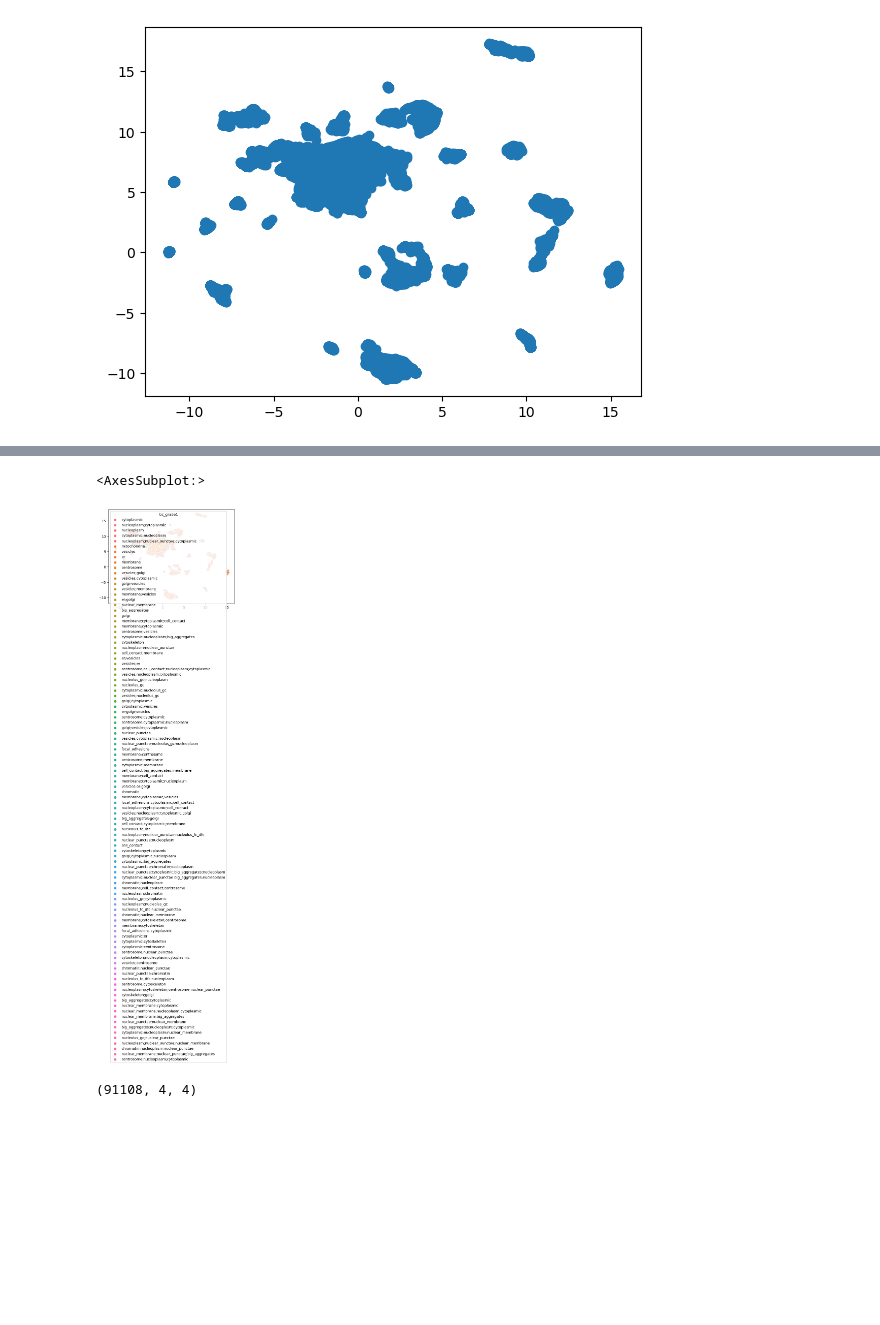
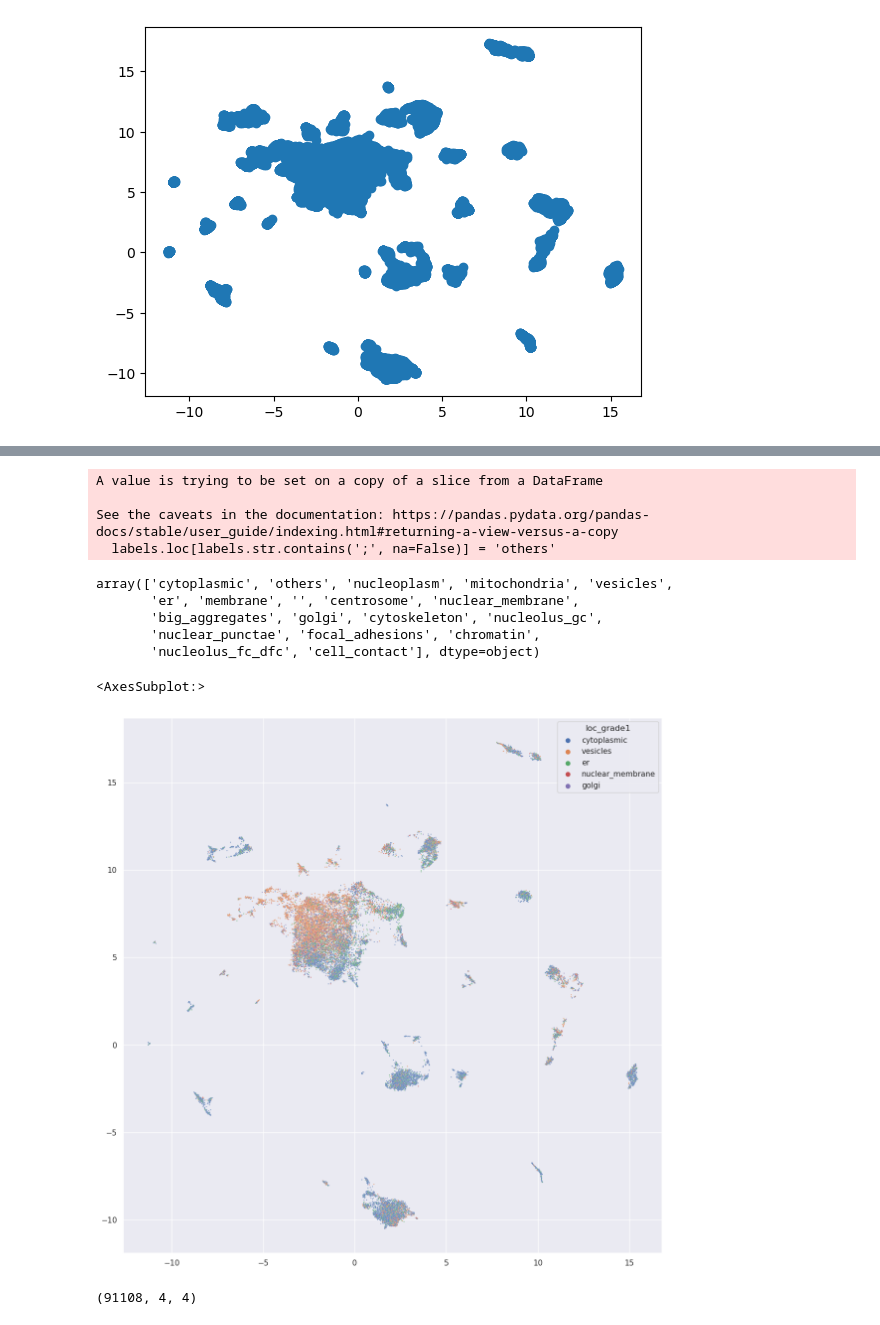
Before and after one commit to sofroniewn/proteoscope, a Jupyter notebook: notebooks/cytoself-2.ipynb, the cells around one changed output, grey strips where cells are left out. Cells and saved outputs as stored; diff of their text form; code cells hidden in the pictures; blank space fills up the shorter version.

```diff
--- a/notebooks/cytoself-2.ipynb
+++ b/notebooks/cytoself-2.ipynb
@@ -117,13 +141,15 @@ embeddings = np.concatenate(embeddings, axis=0)
 import zarr
 from os.path import join
 
-
-shape = embeddings.shape
-chunks = (100, None, None, None)
 datapath = "/home/ec2-user/cytoself-data/"
 zarr_path = join(datapath, "embeddings.zarr")
-z = zarr.open(zarr_path, mode="a", shape=shape, chunks=chunks)
-z[:] = embeddings
+
+# shape = embeddings.shape
+# chunks = (100, None, None, None)
+# z = zarr.open(zarr_path, mode="a", shape=shape, chunks=chunks)
+# z[:] = embeddings
+
+embeddings = np.asarray(zarr.open(zarr_path, mode='r'))
 # %%
 embeddings.shape
 # %% [output]
@@ -154,10 +228,40 @@ labels = pdm.val_dataloader().dataset.labels['loc_grade1']
+# %%
+label_groups = ['cytoplasmic',
+          'er',
+          'golgi',
+          'mitochondia',
+        #   'nuclear domains',
+          'nuclear_membrane',
+        #   'nucleus',
+        #   'nucleoplasm',
+          'vesicles',
+        #   'others',
+          ]
+# %%
+labels.loc[labels.str.contains(';', na=False)] = 'others'
+# %% [output]
+A value is trying to be set on a copy of a slice from a DataFrame
+
+See the caveats in the documentation: https://pandas.pydata.org/pandas-docs/stable/user_guide/indexing.html#returning-a-view-versus-a-copy
+  labels.loc[labels.str.contains(';', na=False)] = 'others'
+# %%
+labels.unique()
+# %% [output]
+array(['cytoplasmic', 'others', 'nucleoplasm', 'mitochondria', 'vesicles',
+       'er', 'membrane', '', 'centrosome', 'nuclear_membrane',
+       'big_aggregates', 'golgi', 'cytoskeleton', 'nucleolus_gc',
+       'nuclear_punctae', 'focal_adhesions', 'chromatin',
+       'nucleolus_fc_dfc', 'cell_contact'], dtype=object)
 # %%
 import seaborn as sns
+# %%
+keep = labels.isin(label_groups)
 # %%
-sns.scatterplot(x=reduced_embedding[:, 0], y=reduced_embedding[:, 1], hue=labels)
+sns.set(rc={"figure.figsize":(14, 14)})
+sns.scatterplot(x=reduced_embedding[keep, 0], y=reduced_embedding[keep, 1], hue=labels[keep], s=2, alpha=0.9)
 # %% [output]
 <AxesSubplot:>
-[figure, old version]
+[figure, new version]
 # %%
 embeddings[:, 1].shape
 # %% [output]
```
Also changed, not shown: parts of 24 cells of this notebook, 7 other files.
